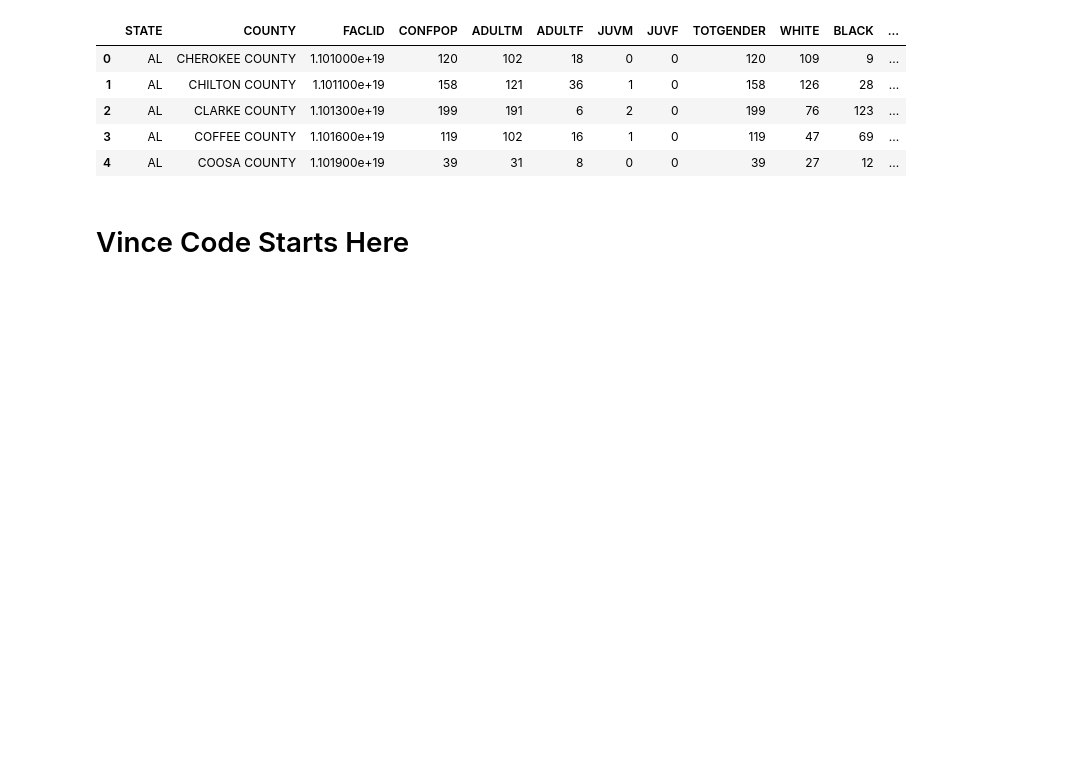
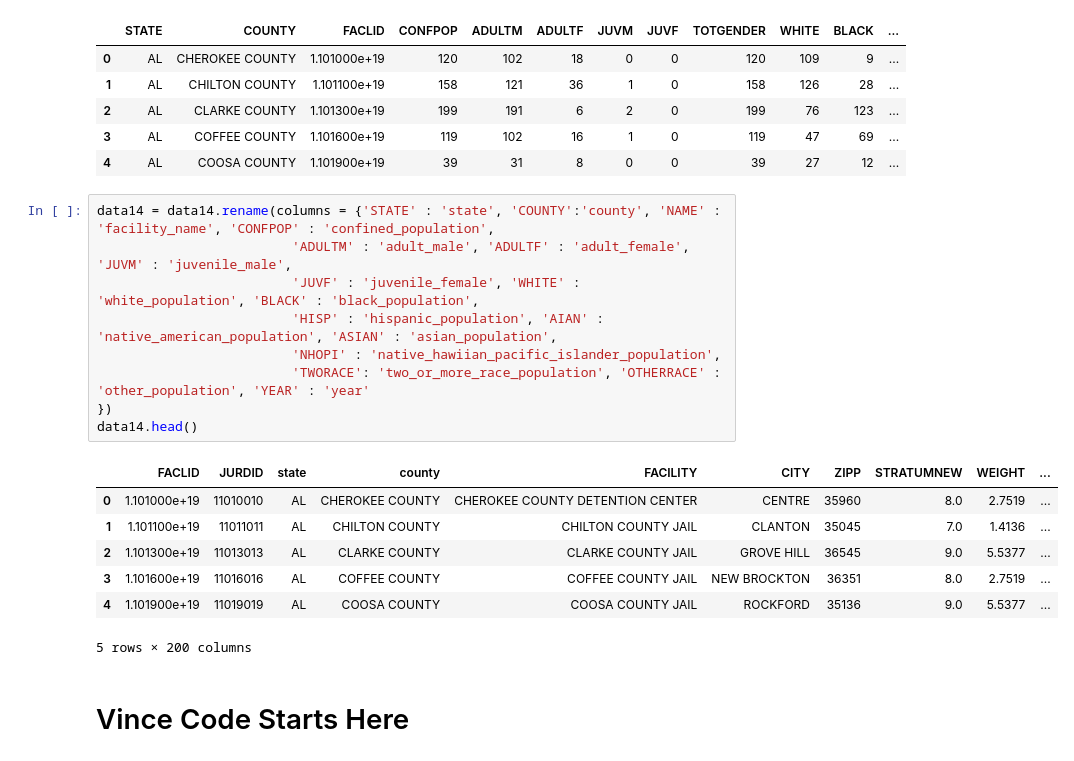
Before and after one commit to Wynndom111/Group-4-Project-2, a Jupyter notebook: Data Cleaning.ipynb, the cells around one changed output. Cells and saved outputs as stored; diff of their text form; blank space fills up the shorter version.

```diff
--- a/Data Cleaning.ipynb
+++ b/Data Cleaning.ipynb
@@ -291,5 +295,22 @@ data2014.head()
 | 2 | AL | CLARKE COUNTY | 1.101300e+19 | 199 | 191 | 6 | 2 | 0 | 199 | 76 | 123 | ... |
 | 3 | AL | COFFEE COUNTY | 1.101600e+19 | 119 | 102 | 16 | 1 | 0 | 119 | 47 | 69 | ... |
 | 4 | AL | COOSA COUNTY | 1.101900e+19 | 39 | 31 | 8 | 0 | 0 | 39 | 27 | 12 | ... |
+# %%
+data14 = data14.rename(columns = {'STATE' : 'state', 'COUNTY':'county', 'NAME' : 'facility_name', 'CONFPOP' : 'confined_population',
+                         'ADULTM' : 'adult_male', 'ADULTF' : 'adult_female', 'JUVM' : 'juvenile_male',
+                         'JUVF' : 'juvenile_female', 'WHITE' : 'white_population', 'BLACK' : 'black_population',
+                         'HISP' : 'hispanic_population', 'AIAN' : 'native_american_population', 'ASIAN' : 'asian_population',
+                         'NHOPI' : 'native_hawiian_pacific_islander_population',
+                         'TWORACE': 'two_or_more_race_population', 'OTHERRACE' : 'other_population', 'YEAR' : 'year'
+})
+data14.head()
+# %% [output]
+|  | FACLID | JURDID | state | county | FACILITY | CITY | ZIPP | STRATUMNEW | WEIGHT | ... |
+| 0 | 1.101000e+19 | 11010010 | AL | CHEROKEE COUNTY | CHEROKEE COUNTY DETENTION CENTER | CENTRE | 35960 | 8.0 | 2.7519 | ... |
+| 1 | 1.101100e+19 | 11011011 | AL | CHILTON COUNTY | CHILTON COUNTY JAIL | CLANTON | 35045 | 7.0 | 1.4136 | ... |
+| 2 | 1.101300e+19 | 11013013 | AL | CLARKE COUNTY | CLARKE COUNTY JAIL | GROVE HILL | 36545 | 9.0 | 5.5377 | ... |
+| 3 | 1.101600e+19 | 11016016 | AL | COFFEE COUNTY | COFFEE COUNTY JAIL | NEW BROCKTON | 36351 | 8.0 | 2.7519 | ... |
+| 4 | 1.101900e+19 | 11019019 | AL | COOSA COUNTY | COOSA COUNTY JAIL | ROCKFORD | 35136 | 9.0 | 5.5377 | ... |
+5 rows × 200 columns
 # %% [markdown]
 # Vince Code Starts Here
```
Also changed, not shown: parts of 7 cells of this notebook.
